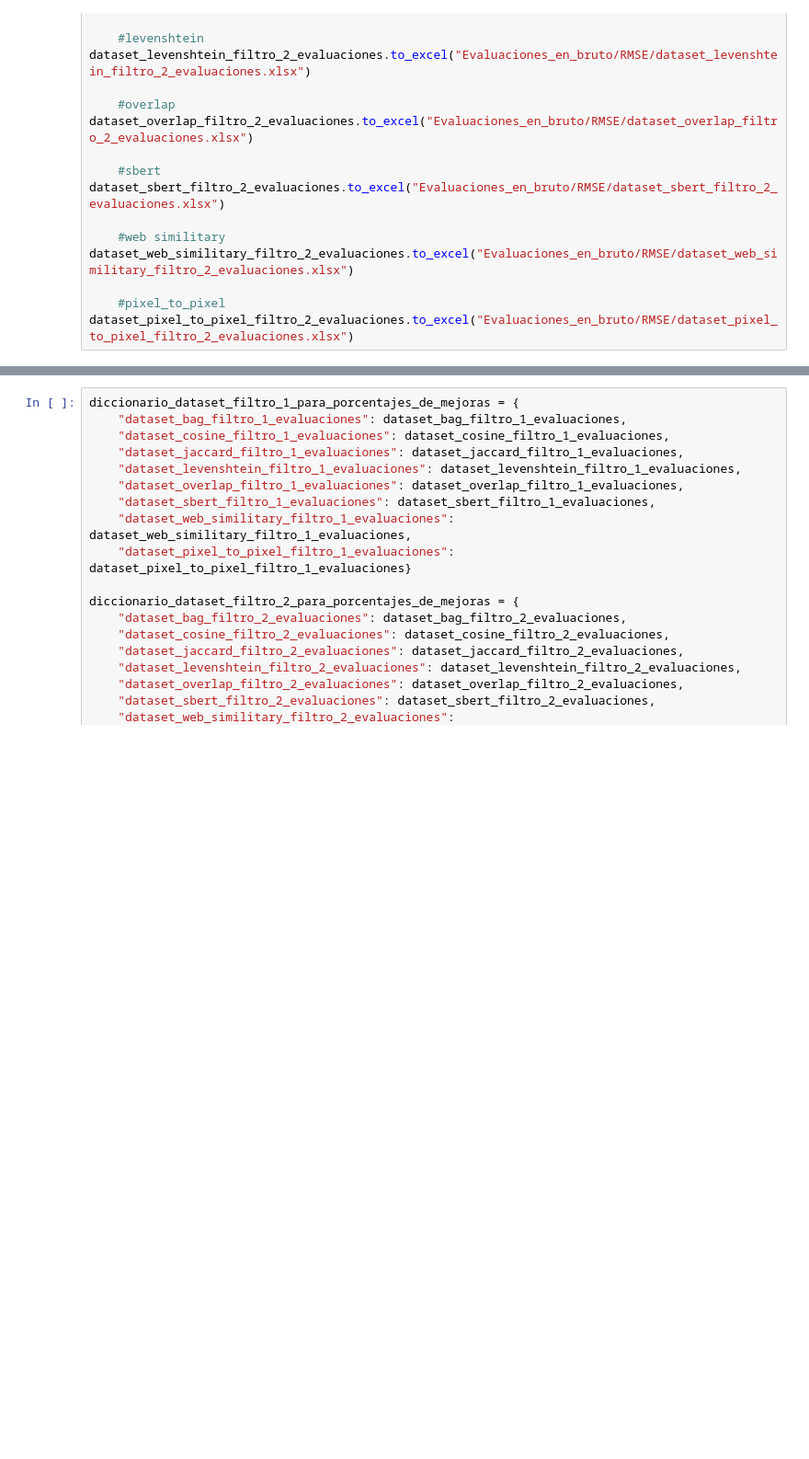
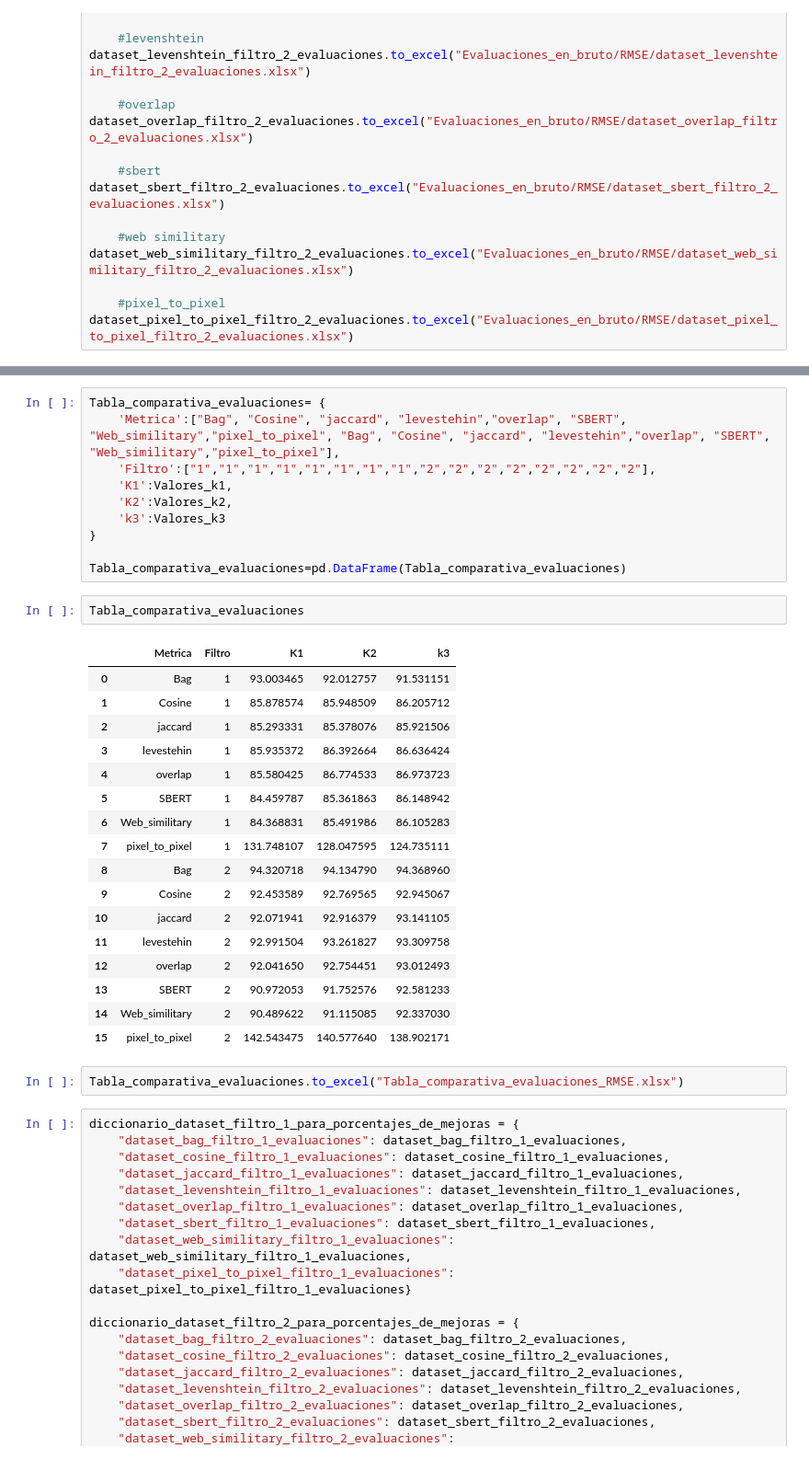
Before and after one commit to angelldavidd/Trabajo, a Jupyter notebook: 9-procesing-metricas_ROAD.ipynb, the cells around one changed output, grey strips where cells are left out. Shown at 92% size. Cells and saved outputs as stored; diff of their text form; blank space fills up the shorter version.

Commit message:
Tabla comparativa evaluaciones RMSE

```diff
--- a/9-procesing-metricas_ROAD.ipynb
+++ b/9-procesing-metricas_ROAD.ipynb
@@ -866,3 +994,35 @@ dataset_pixel_to_pixel_filtro_2_evaluaciones.to_excel("Evaluaciones_en_bruto/RMS
+# %%
+Tabla_comparativa_evaluaciones= {
+    'Metrica':["Bag", "Cosine", "jaccard", "levestehin","overlap", "SBERT", "Web_similitary","pixel_to_pixel", "Bag", "Cosine", "jaccard", "levestehin","overlap", "SBERT", "Web_similitary","pixel_to_pixel"],
+    'Filtro':["1","1","1","1","1","1","1","1","2","2","2","2","2","2","2","2"],
+    'K1':Valores_k1,
+    'K2':Valores_k2,
+    'k3':Valores_k3
+}
+
+Tabla_comparativa_evaluaciones=pd.DataFrame(Tabla_comparativa_evaluaciones)
+# %%
+Tabla_comparativa_evaluaciones
+# %% [output]
+|  | Metrica | Filtro | K1 | K2 | k3 |
+| 0 | Bag | 1 | 93.003465 | 92.012757 | 91.531151 |
+| 1 | Cosine | 1 | 85.878574 | 85.948509 | 86.205712 |
+| 2 | jaccard | 1 | 85.293331 | 85.378076 | 85.921506 |
+| 3 | levestehin | 1 | 85.935372 | 86.392664 | 86.636424 |
+| 4 | overlap | 1 | 85.580425 | 86.774533 | 86.973723 |
+| 5 | SBERT | 1 | 84.459787 | 85.361863 | 86.148942 |
+| 6 | Web_similitary | 1 | 84.368831 | 85.491986 | 86.105283 |
+| 7 | pixel_to_pixel | 1 | 131.748107 | 128.047595 | 124.735111 |
+| 8 | Bag | 2 | 94.320718 | 94.134790 | 94.368960 |
+| 9 | Cosine | 2 | 92.453589 | 92.769565 | 92.945067 |
+| 10 | jaccard | 2 | 92.071941 | 92.916379 | 93.141105 |
+| 11 | levestehin | 2 | 92.991504 | 93.261827 | 93.309758 |
+| 12 | overlap | 2 | 92.041650 | 92.754451 | 93.012493 |
+| 13 | SBERT | 2 | 90.972053 | 91.752576 | 92.581233 |
+| 14 | Web_similitary | 2 | 90.489622 | 91.115085 | 92.337030 |
+| 15 | pixel_to_pixel | 2 | 142.543475 | 140.577640 | 138.902171 |
+# %%
+Tabla_comparativa_evaluaciones.to_excel("Tabla_comparativa_evaluaciones_RMSE.xlsx")
 # %%
 diccionario_dataset_filtro_1_para_porcentajes_de_mejoras = {
     "dataset_bag_filtro_1_evaluaciones": dataset_bag_filtro_1_evaluaciones,
```
Also changed, not shown: parts of 2 cells of this notebook, 2 other files.
